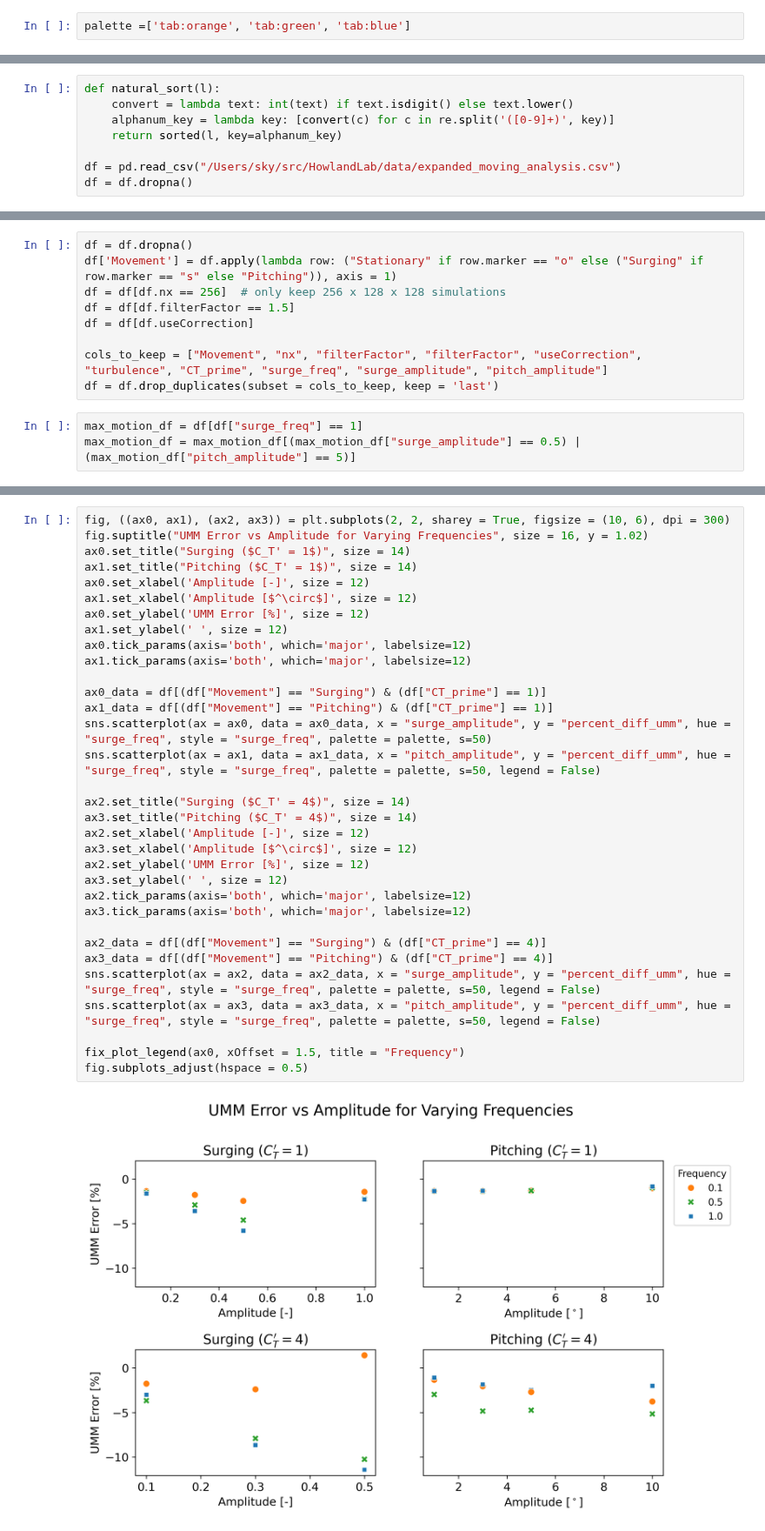
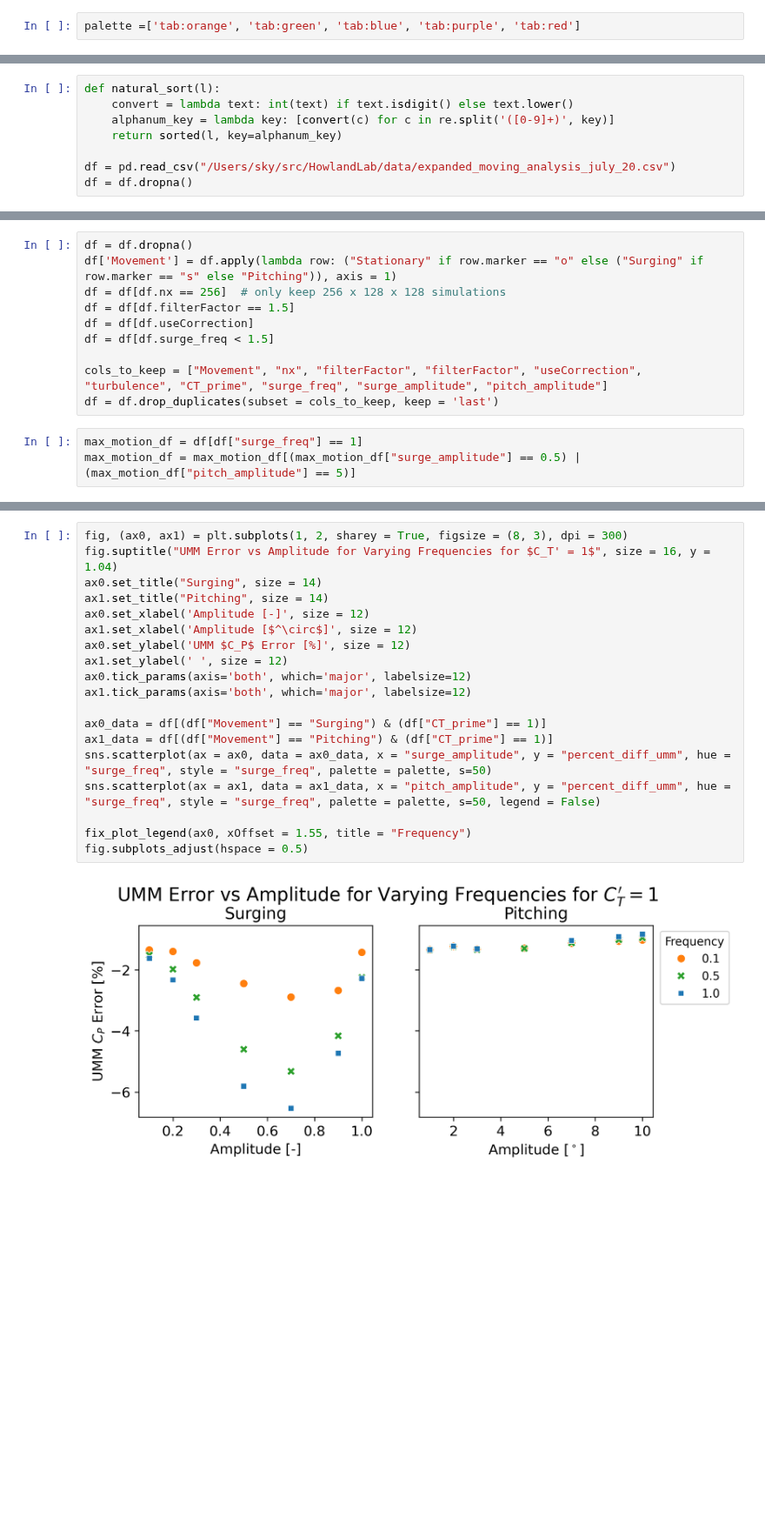
Before and after one commit to skygering/SimsPadeOps, a Jupyter notebook: analysis/movement_exploration.ipynb, the cells around one changed output, grey strips where cells are left out. Shown at 87% size. Saved outputs shown, nothing was run; the diff lists cells and outputs as text; blank space fills up the shorter version.

Commit message:
Improve plots and analysis of movement exploration

```diff
--- a/analysis/movement_exploration.ipynb
+++ b/analysis/movement_exploration.ipynb
@@ -33,7 +33,7 @@ def umm(ctp, sf, sa, pa):
 # %% [markdown]
 ## Plot Analytical Models
 # %%
-palette =['tab:orange', 'tab:green', 'tab:blue']
+palette =['tab:orange', 'tab:green', 'tab:blue', 'tab:purple', 'tab:red']
 # %% [markdown]
 ### For this initial exploration, we will use $f = 1.0$ and $A_S = 0.5$ & $A_P = 5^\circ$.
 # %%
@@ -93,7 +93,7 @@ def natural_sort(l):
     alphanum_key = lambda key: [convert(c) for c in re.split('([0-9]+)', key)]
     return sorted(l, key=alphanum_key)
 
-df = pd.read_csv("/Users/sky/src/HowlandLab/data/expanded_moving_analysis.csv")
+df = pd.read_csv("/Users/sky/src/HowlandLab/data/expanded_moving_analysis_july_20.csv")
 df = df.dropna()
 # %%
 df
@@ -117,6 +117,7 @@ df['Movement'] = df.apply(lambda row: ("Stationary" if row.marker == "o" else ("
 df = df[df.nx == 256]  # only keep 256 x 128 x 128 simulations
 df = df[df.filterFactor == 1.5]
 df = df[df.useCorrection]
+df = df[df.surge_freq < 1.5]
 
 cols_to_keep = ["Movement", "nx", "filterFactor", "filterFactor", "useCorrection", "turbulence", "CT_prime", "surge_freq", "surge_amplitude", "pitch_amplitude"]
 df = df.drop_duplicates(subset = cols_to_keep, keep = 'last')
@@ -141,36 +169,22 @@ df["umm"] = df.apply((lambda row: umm(row.CT_prime, row.surge_freq, row.surge_am
 df["percent_diff_umm"] = df.apply((lambda row: 100 * (row.umm - row.mean_Cp) / row.mean_Cp), axis = 1)
 # %%
-fig, ((ax0, ax1), (ax2, ax3)) = plt.subplots(2, 2, sharey = True, figsize = (10, 6), dpi = 300)
-fig.suptitle("UMM Error vs Amplitude for Varying Frequencies", size = 16, y = 1.02)
-ax0.set_title("Surging ($C_T' = 1$)", size = 14)
-ax1.set_title("Pitching ($C_T' = 1$)", size = 14)
+fig, (ax0, ax1) = plt.subplots(1, 2, sharey = True, figsize = (8, 3), dpi = 300)
+fig.suptitle("UMM Error vs Amplitude for Varying Frequencies for $C_T' = 1$", size = 16, y = 1.04)
+ax0.set_title("Surging", size = 14)
+ax1.set_title("Pitching", size = 14)
 ax0.set_xlabel('Amplitude [-]', size = 12)
 ax1.set_xlabel('Amplitude [$^\circ$]', size = 12)
-ax0.set_ylabel('UMM Error [%]', size = 12)
+ax0.set_ylabel('UMM $C_P$ Error [%]', size = 12)
 ax1.set_ylabel(' ', size = 12)
 ax0.tick_params(axis='both', which='major', labelsize=12)
 ax1.tick_params(axis='both', which='major', labelsize=12)
 
 ax0_data = df[(df["Movement"] == "Surging") & (df["CT_prime"] == 1)]
 ax1_data = df[(df["Movement"] == "Pitching") & (df["CT_prime"] == 1)]
 sns.scatterplot(ax = ax0, data = ax0_data, x = "surge_amplitude", y = "percent_diff_umm", hue = "surge_freq", style = "surge_freq", palette = palette, s=50)
 sns.scatterplot(ax = ax1, data = ax1_data, x = "pitch_amplitude", y = "percent_diff_umm", hue = "surge_freq", style = "surge_freq", palette = palette, s=50, legend = False)
 
-ax2.set_title("Surging ($C_T' = 4$)", size = 14)
-ax3.set_title("Pitching ($C_T' = 4$)", size = 14)
-ax2.set_xlabel('Amplitude [-]', size = 12)
-ax3.set_xlabel('Amplitude [$^\circ$]', size = 12)
-ax2.set_ylabel('UMM Error [%]', size = 12)
-ax3.set_ylabel(' ', size = 12)
-ax2.tick_params(axis='both', which='major', labelsize=12)
-ax3.tick_params(axis='both', which='major', labelsize=12)
-
-ax2_data = df[(df["Movement"] == "Surging") & (df["CT_prime"] == 4)]
-ax3_data = df[(df["Movement"] == "Pitching") & (df["CT_prime"] == 4)]
-sns.scatterplot(ax = ax2, data = ax2_data, x = "surge_amplitude", y = "percent_diff_umm", hue = "surge_freq", style = "surge_freq", palette = palette, s=50, legend = False)
-sns.scatterplot(ax = ax3, data = ax3_data, x = "pitch_amplitude", y = "percent_diff_umm", hue = "surge_freq", style = "surge_freq", palette = palette, s=50, legend = False)
-
-fix_plot_legend(ax0, xOffset = 1.5, title = "Frequency")
+fix_plot_legend(ax0, xOffset = 1.55, title = "Frequency")
 fig.subplots_adjust(hspace = 0.5)
 # %% [output]
-[figure, old version]
+[figure, new version]
```
Also changed, not shown: parts of 10 cells of this notebook.
